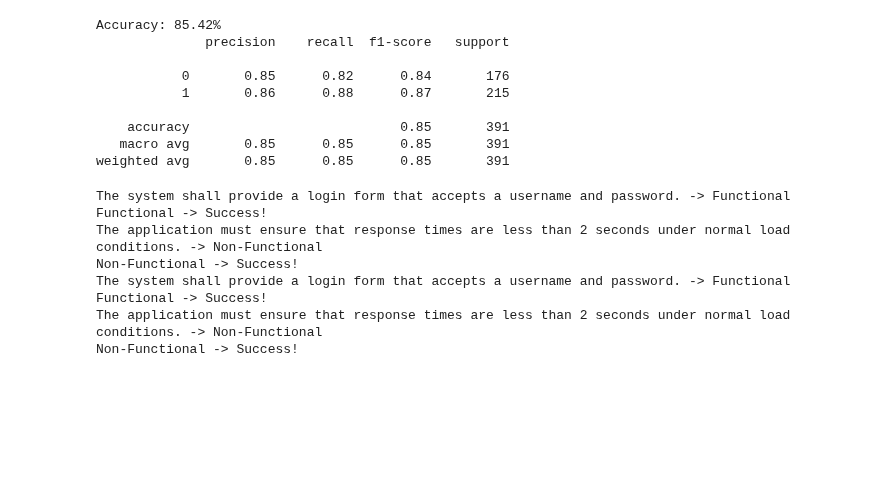
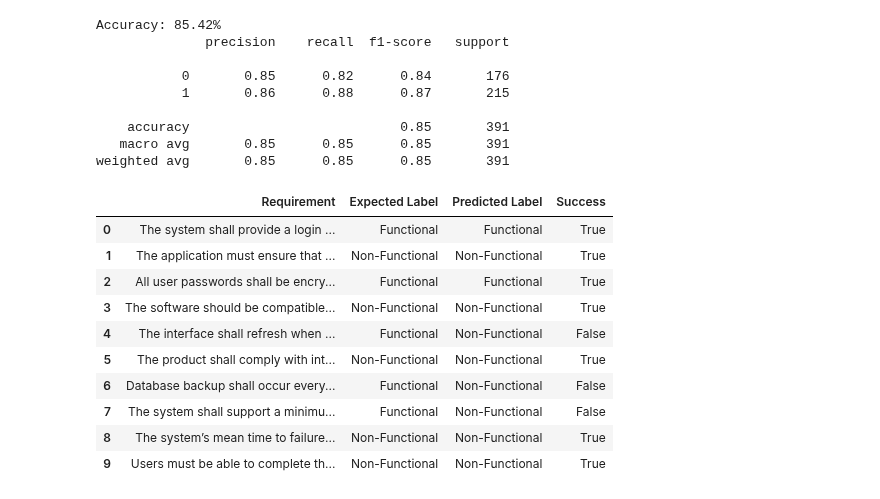
Before and after one commit to NickBres/SoftwareRequirementsClassification, a Jupyter notebook: sample.ipynb, the cells around one changed output. Saved outputs shown, nothing was run; the diff lists cells and outputs as text; code cells hidden in the pictures; blank space fills up the shorter version.

```diff
--- a/sample.ipynb
+++ b/sample.ipynb
@@ -159,25 +157,40 @@ def predict_req(req,expected,model,vectorizer):
+# %%
+def summarize_predictions(examples, model, vectorizer):
+    results = []
+    for req, expected_label in examples:
+        predicted_label, success = predict_req(req, expected_label, model, vectorizer)
+        results.append({
+            'Requirement': req,
+            'Expected Label': expected_label,
+            'Predicted Label': predicted_label,
+            'Success': success
+        })
+    return pd.DataFrame(results)
 # %%
-req_example_1 = "The system shall provide a login form that accepts a username and password."
-expected_label_1 = 'Functional'
-predict_req(req_example_1, expected_label_1,model, vectorizer)
-
-req_example_2 = "The application must ensure that response times are less than 2 seconds under normal load conditions."
-expected_label_2 = 'Non-Functional'
-predict_req(req_example_2, expected_label_2,model, vectorizer)
-
-req_example_1_2 = "The system shall provide a login form that accepts a username and password."
-expected_label_1_2 = 'Functional'
-predict_req(req_example_1_2, expected_label_1_2,model2, vectorizer2)
-
-req_example_2_2 = "The application must ensure that response times are less than 2 seconds under normal load conditions."
-expected_label_2_2 = 'Non-Functional'
-predict_req(req_example_2_2, expected_label_2_2,model2, vectorizer2)
+examples = [
+    ("The system shall provide a login form that accepts a username and password.", 'Functional'),
+    ("The application must ensure that response times are less than 2 seconds under normal load conditions.", 'Non-Functional'),
+    ("All user passwords shall be encrypted before saving to the database.", 'Functional'),
+    ("The software should be compatible with the Windows 10 operating system.", 'Non-Functional'),
+    ("The interface shall refresh when new data is available.", 'Functional'),
+    ("The product shall comply with international accessibility standards.", 'Non-Functional'),
+    ("Database backup shall occur every 24 hours automatically.", 'Functional'),
+    ("The system shall support a minimum of 500 concurrent user connections.", 'Functional'),
+    ("The system’s mean time to failure shall be at least 10,000 hours.", 'Non-Functional'),
+    ("Users must be able to complete the primary workflow in less than three minutes.", 'Non-Functional')
+]
-# %% [output]
-The system shall provide a login form that accepts a username and password. -> Functional
-Functional -> Success!
-The application must ensure that response times are less than 2 seconds under normal load conditions. -> Non-Functional
-Non-Functional -> Success!
-The system shall provide a login form that accepts a username and password. -> Functional
-Functional -> Success!
-The application must ensure that response times are less than 2 seconds under normal load conditions. -> Non-Functional
-Non-Functional -> Success!
+# %%
+summary1 = summarize_predictions(examples, model, vectorizer)
+summary1
+# %% [output]
+|  | Requirement | Expected Label | Predicted Label | Success |
+| 0 | The system shall provide a login ... | Functional | Functional | True |
+| 1 | The application must ensure that ... | Non-Functional | Non-Functional | True |
+| 2 | All user passwords shall be encry... | Functional | Functional | True |
+| 3 | The software should be compatible... | Non-Functional | Non-Functional | True |
+| 4 | The interface shall refresh when ... | Functional | Non-Functional | False |
+| 5 | The product shall comply with int... | Non-Functional | Non-Functional | True |
+| 6 | Database backup shall occur every... | Functional | Non-Functional | False |
+| 7 | The system shall support a minimu... | Functional | Non-Functional | False |
+| 8 | The system’s mean time to failure... | Non-Functional | Non-Functional | True |
+| 9 | Users must be able to complete th... | Non-Functional | Non-Functional | True |
```
Also changed, not shown: parts of 2 cells of this notebook.
